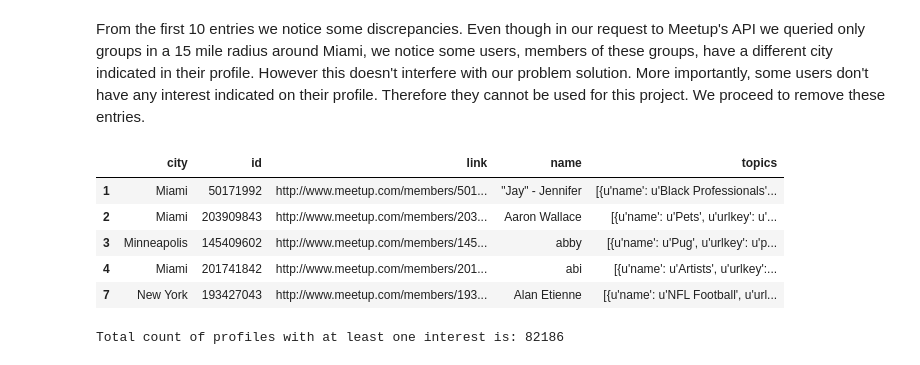
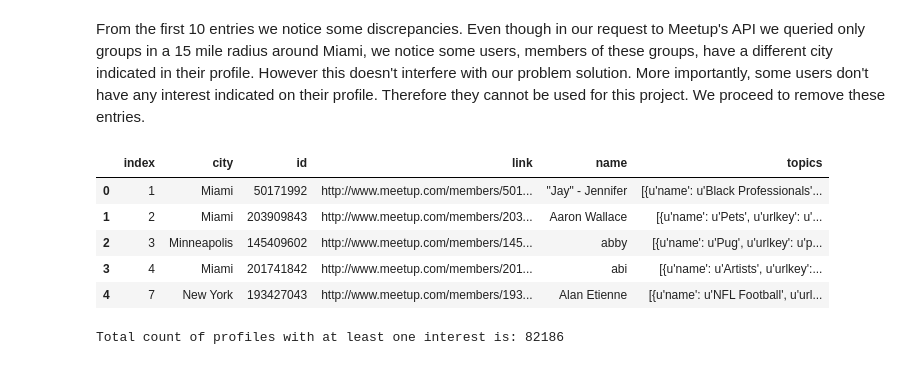
Before and after one commit to ra-phael/Udacity-capstone-project, a Jupyter notebook: Capstone/Capstone project.ipynb, the cells around one changed output. Saved outputs shown, nothing was run; the diff lists cells and outputs as text; code cells hidden in the pictures.

```diff
--- a/Capstone/Capstone project.ipynb
+++ b/Capstone/Capstone project.ipynb
@@ -46,14 +47,15 @@ More importantly, some users don't have any interest indicated on their profile.
 We proceed to remove these entries.
 # %%
 cl_df = df[df.astype(unicode)['topics'] != '[]']
+cl_df.reset_index(inplace=True)
 cl_df.head()
 # %% [output]
-|  | city | id | link | name | topics |
-| 1 | Miami | 50171992 | http://www.meetup.com/members/501... | "Jay" - Jennifer | [{u'name': u'Black Professionals'... |
-| 2 | Miami | 203909843 | http://www.meetup.com/members/203... | Aaron Wallace | [{u'name': u'Pets', u'urlkey': u'... |
-| 3 | Minneapolis | 145409602 | http://www.meetup.com/members/145... | abby | [{u'name': u'Pug', u'urlkey': u'p... |
-| 4 | Miami | 201741842 | http://www.meetup.com/members/201... | abi | [{u'name': u'Artists', u'urlkey':... |
-| 7 | New York | 193427043 | http://www.meetup.com/members/193... | Alan Etienne | [{u'name': u'NFL Football', u'url... |
+|  | index | city | id | link | name | topics |
+| 0 | 1 | Miami | 50171992 | http://www.meetup.com/members/501... | "Jay" - Jennifer | [{u'name': u'Black Professionals'... |
+| 1 | 2 | Miami | 203909843 | http://www.meetup.com/members/203... | Aaron Wallace | [{u'name': u'Pets', u'urlkey': u'... |
+| 2 | 3 | Minneapolis | 145409602 | http://www.meetup.com/members/145... | abby | [{u'name': u'Pug', u'urlkey': u'p... |
+| 3 | 4 | Miami | 201741842 | http://www.meetup.com/members/201... | abi | [{u'name': u'Artists', u'urlkey':... |
+| 4 | 7 | New York | 193427043 | http://www.meetup.com/members/193... | Alan Etienne | [{u'name': u'NFL Football', u'url... |
 # %%
 print "Total count of profiles with at least one interest is: %d" % (cl_df.shape[0])
 # %% [output]
```
Also changed, not shown: parts of 19 cells of this notebook.
